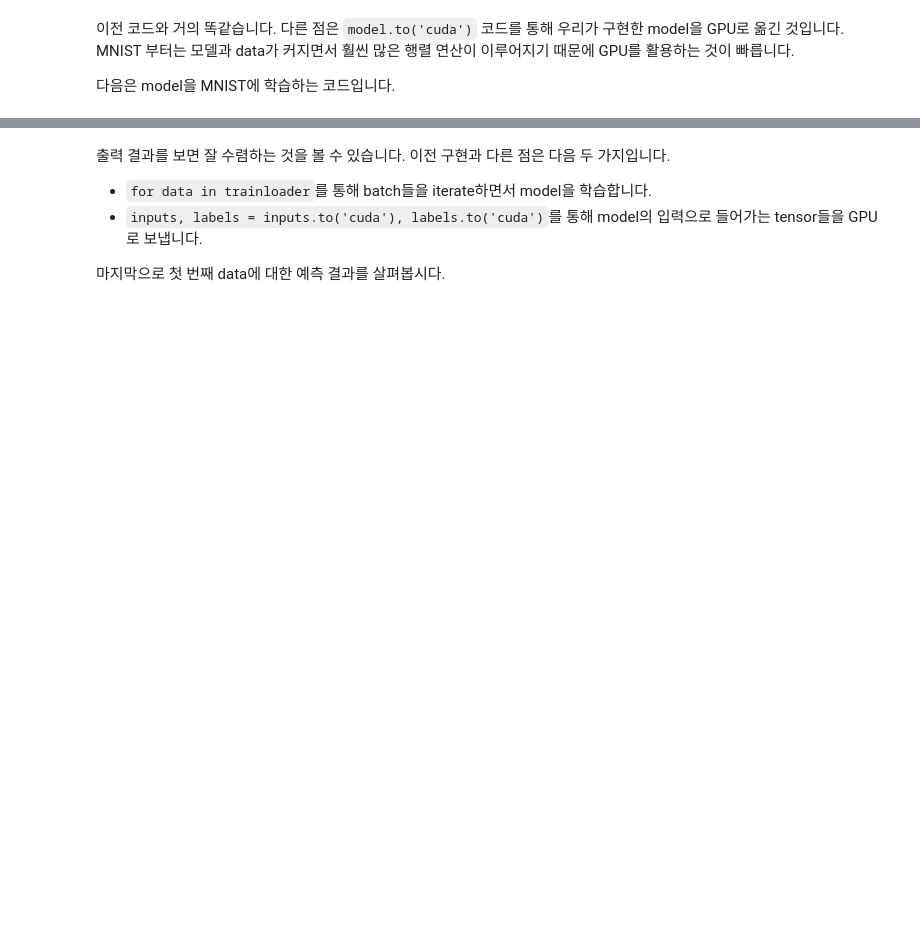
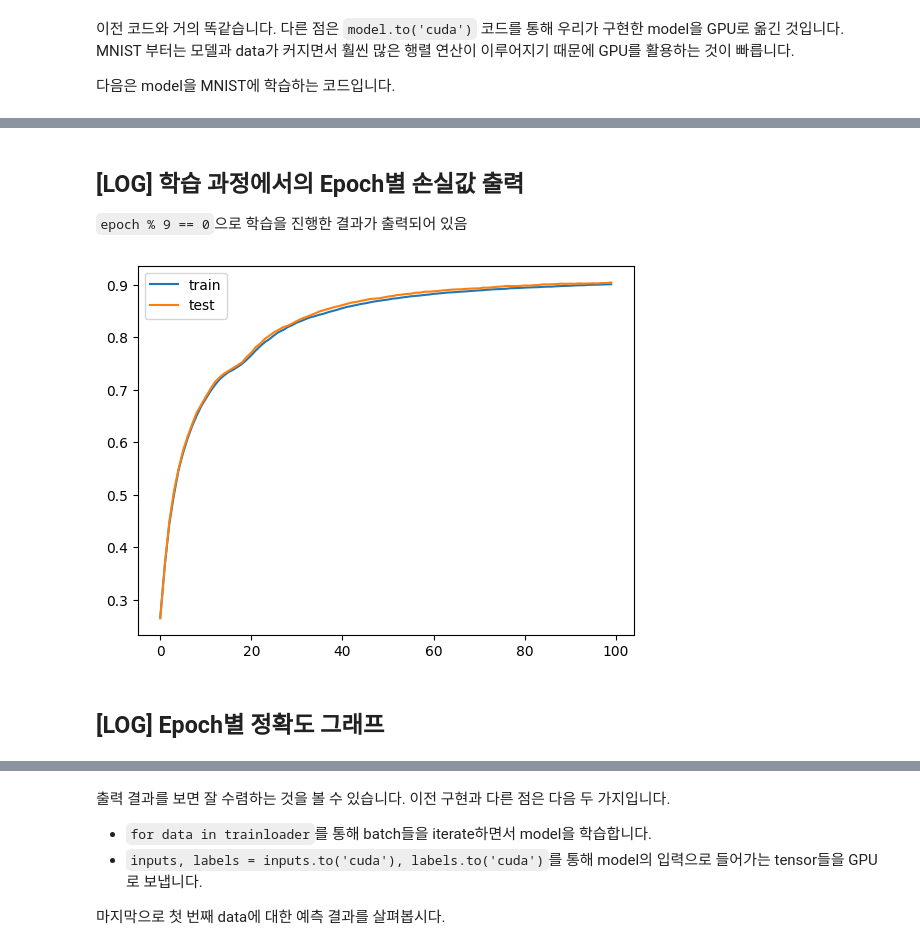
Before and after one commit to teacherSsamko/DL-study, a Jupyter notebook: 1_3_MNIST.ipynb, the cells around one changed output, grey strips where cells are left out. Drawn from its saved outputs; the diff is of its cells as text; code cells hidden in the pictures; blank space fills up the shorter version.

```diff
--- a/1_3_MNIST.ipynb
+++ b/1_3_MNIST.ipynb
@@ -141,10 +165,12 @@ model = Model(28 * 28 * 1, 1024)
 # %%
 from torch.optim import SGD
+
 
 lr = 0.001
 model = model.to('cuda')
 
 optimizer = SGD(model.parameters(), lr=lr)
+criterion = nn.CrossEntropyLoss()
 # %% [markdown]
 이전 코드와 거의 똑같습니다. 다른 점은 `model.to('cuda')` 코드를 통해 우리가 구현한 model을 GPU로 옮긴 것입니다.
 MNIST 부터는 모델과 data가 커지면서 훨씬 많은 행렬 연산이 이루어지기 때문에 GPU를 활용하는 것이 빠릅니다.
@@ -152,0 +181,16 @@ MNIST 부터는 모델과 data가 커지면서 훨씬 많은 행렬 연산이
+# %%
+def accuracy(model, dataloader):
+  cnt = 0
+  acc = 0
+
+  for data in dataloader:
+    inputs, labels = data
+    inputs, labels = inputs.to('cuda'), labels.to('cuda')
+
+    preds = model(inputs)
+    preds = torch.argmax(preds, dim=1)
+
+    cnt += labels.shape[0]
+    acc += (preds == labels).sum().item()
+
+  return acc / cnt
@@ -153,19 +202,27 @@ MNIST 부터는 모델과 data가 커지면서 훨씬 많은 행렬 연산이
 # %%
 n_epochs = 100
+train_acc_list = []
+test_acc_list = []
 
 for epoch in range(n_epochs):
-  total_loss = 0.
+  total_loss = 0
   for data in trainloader:
     model.zero_grad()
     inputs, labels = data
     inputs, labels = inputs.to('cuda'), labels.to('cuda')
 
     preds = model(inputs)
-    loss = (preds[:, 0] - labels).pow(2).mean()
+    loss = criterion(preds, labels)
     loss.backward()
     optimizer.step()
 
     total_loss += loss.item()
 
-  print(f"Epoch {epoch:3d} | Loss: {total_loss}")
+  # Append Accuracies
+  train_acc_list.append(accuracy(model, trainloader))
+  test_acc_list.append(accuracy(model, testloader))
+
+
+  if epoch % 10 == 0:
+    print(f"Epoch {epoch:3d} | Loss: {total_loss:.3f}")
 # %% [output]
@@ -188,0 +241,18 @@ Epoch  99 | Loss: 108.87472104653716
+# %% [markdown]
+## [LOG] 학습 과정에서의 Epoch별 손실값 출력
+
+`epoch % 9 == 0`으로 학습을 진행한 결과가 출력되어 있음
+# %%
+def plot_acc(train_accs, test_accs, label1='train', label2='test'):
+  x = np.arange(len(train_accs))
+
+  plt.plot(x, train_accs, label=label1)
+  plt.plot(x, test_accs, label=label2)
+  plt.legend()
+  plt.show()
+# %%
+plot_acc(train_acc_list, test_acc_list)
+# %% [output]
+[figure, added]
+# %% [markdown]
+## [LOG] Epoch별 정확도 그래프
```
Also changed, not shown: parts of 15 cells of this notebook.
